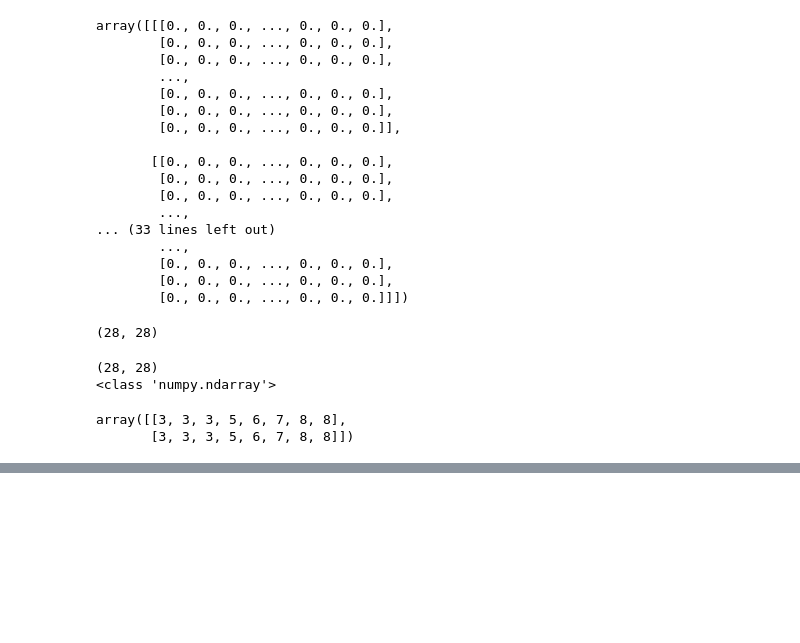
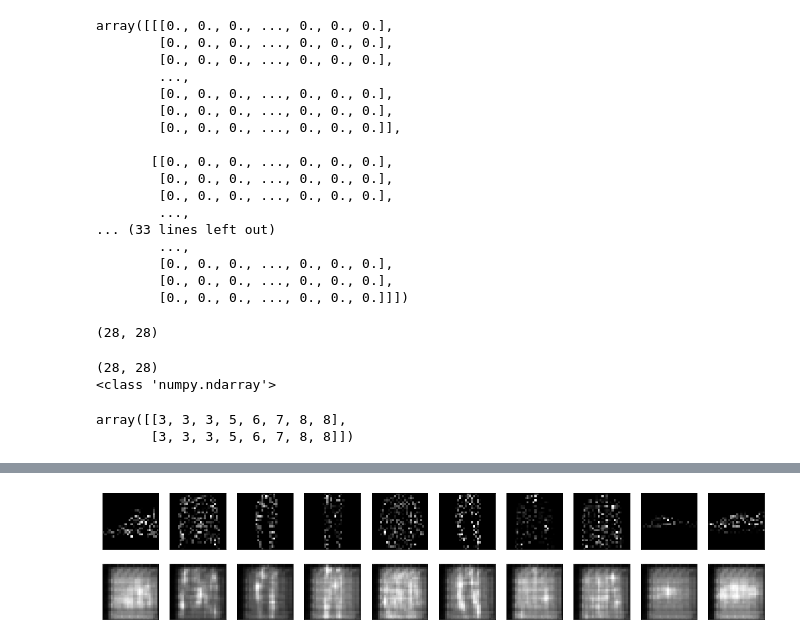
Before and after one commit to ConyYang/image-Denoising_AutoEncoder, a Jupyter notebook: test.ipynb, the cells around one changed output, grey strips where cells are left out. Drawn from its saved outputs; the diff is of its cells as text; code cells hidden in the pictures; blank space fills up the shorter version.

```diff
--- a/test.ipynb
+++ b/test.ipynb
@@ -161,0 +196,5 @@ for img in X_test:
+# %%
+# compile the model and visualize the summary
+autoencoder.compile(loss = 'binary_crossentropy',
+                    optimizer=tf.keras.optimizers.Adam(lr=0.001))
+autoencoder.summary()
@@ -161,0 +220,13 @@ for img in X_test:
+# %%
+# Apply fit method and Train the model
+# input: noise_dataset
+# output: the clean data
+noise_dataset = np.array(noise_dataset)
+noise_dataset_test = np.array(noise_dataset_test)
+autoencoder.fit(noise_dataset.reshape(-1, 28, 28, 1),
+                X_train.reshape(-1, 28, 28, 1),
+                epochs = 10,
+                batch_size = 200,
+                validation_data= (noise_dataset_test.reshape(-1, 28, 28,1),
+                X_test.reshape(-1, 28, 28, 1))
+                )
@@ -161,0 +265,11 @@ for img in X_test:
+# %%
+predicted = autoencoder.predict(noise_dataset_test[:10].reshape(-1, 28, 28, 1))
+# %%
+fig, axes = plt.subplots(nrows=2, ncols =10, sharex= True, figsize=(20, 4))
+for images, row in zip ([noise_dataset_test[:10], predicted], axes):
+    for img, ax in zip(images, row):
+        ax.imshow(img.reshape((28, 28)), cmap='Greys_r')
+        ax.get_xaxis().set_visible(False)
+        ax.get_yaxis().set_visible(False)
+# %% [output]
+[figure, added]
```
Also changed, not shown: parts of 9 cells of this notebook.
